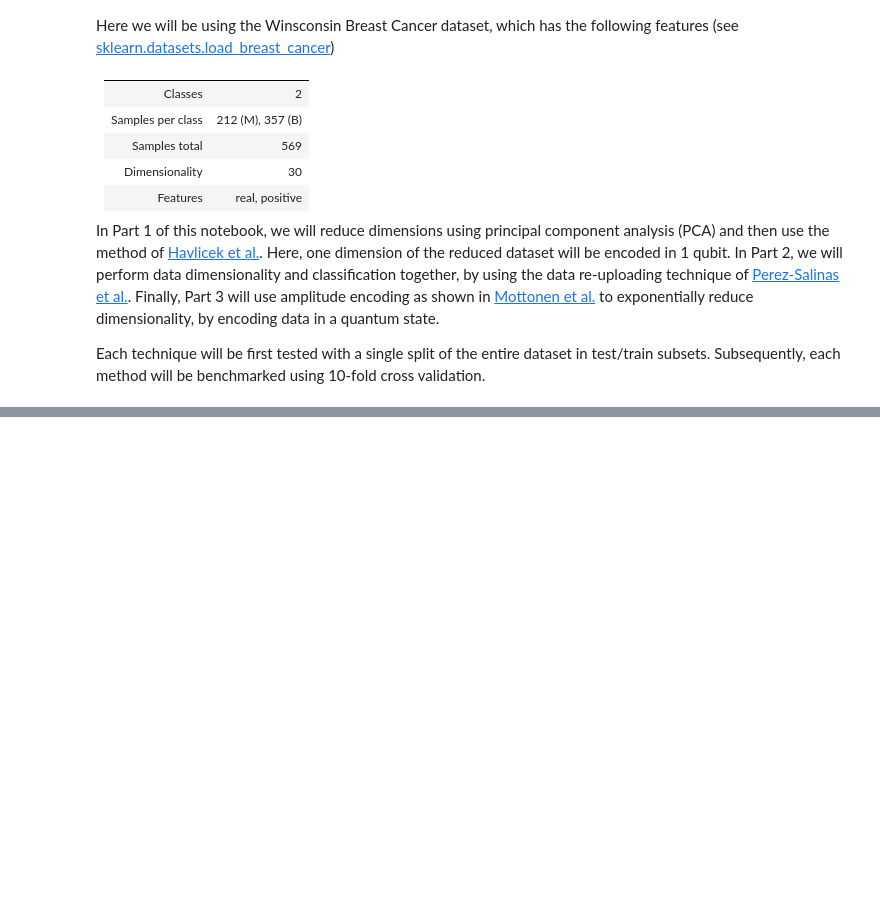
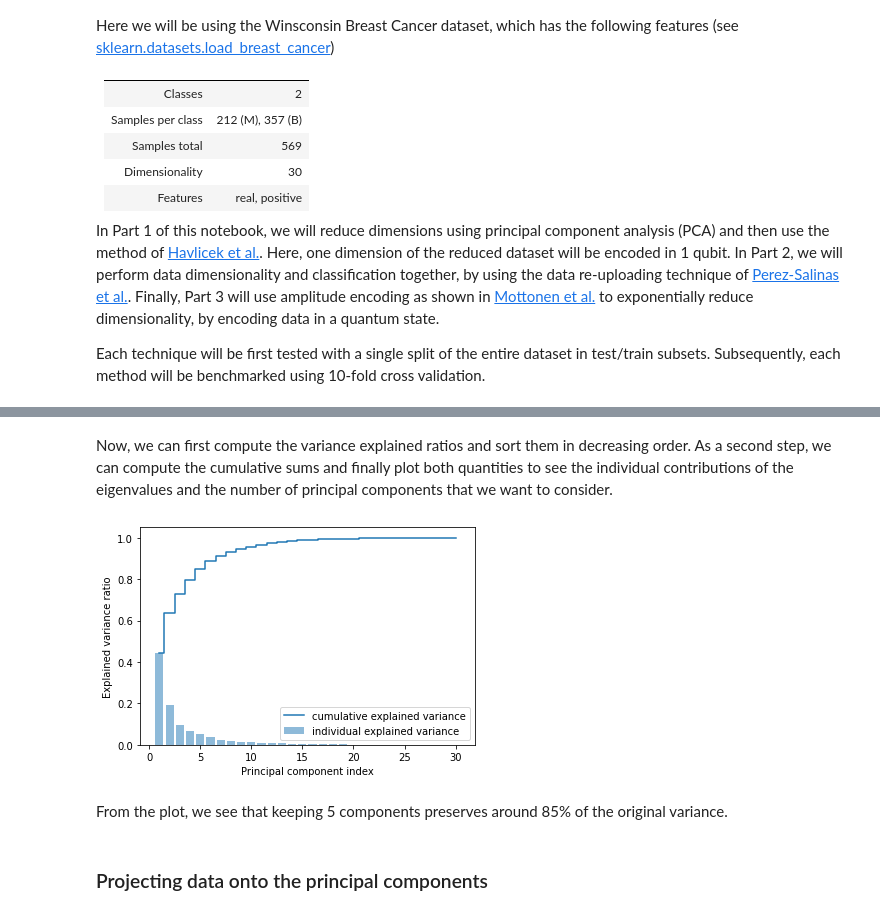
Before and after one commit to debrevitatevitae/aqa-project, a Jupyter notebook: proj_1_high_dim_data.ipynb, the cells around one changed output, grey strips where cells are left out. Saved outputs shown, nothing was run; the diff lists cells and outputs as text; code cells hidden in the pictures; blank space fills up the shorter version.

Commit message:
Add content up to the cumulative sum

```diff
--- a/proj_1_high_dim_data.ipynb
+++ b/proj_1_high_dim_data.ipynb
@@ -32,0 +44,5 @@ The covariance matrix, its eigencouples and the cumulative sum of the eigenvalue
+# %%
+# Load data
+data = load_breast_cancer()
+X = data.data
+Y = data.target
@@ -32,0 +55,2 @@ The covariance matrix, its eigencouples and the cumulative sum of the eigenvalue
+# %%
+X_train, X_test, Y_train, Y_test = train_test_split(X, Y, test_size=0.3, random_state=0, stratify=Y)
@@ -32,0 +63,4 @@ The covariance matrix, its eigencouples and the cumulative sum of the eigenvalue
+# %%
+sc = StandardScaler()
+X_train_sc = sc.fit_transform(X_train)
+X_test_sc = sc.transform(X_train)
@@ -32,0 +75,26 @@ The covariance matrix, its eigencouples and the cumulative sum of the eigenvalue
+# %%
+cov_mat = np.cov(X_train_sc.T)
+eigvals_cov, eigvecs_cov = np.linalg.eig(cov_mat)
+# %% [markdown]
+Now, we can first compute the variance explained ratios and sort them in decreasing order. As a second step, we can compute the cumulative sums and finally plot both quantities to see the individual contributions of the eigenvalues and the number of principal components that we want to consider.
+# %%
+tot = sum(eigvals_cov)
+var_expl_ratios = [(l / tot) for l in sorted(eigvals_cov, reverse=True)]
+
+cum_sum_expl_ratios = np.cumsum(var_expl_ratios)
+
+# plot explained variances
+plt.bar(range(1,31), var_expl_ratios, alpha=0.5,
+        align='center', label='individual explained variance')
+plt.step(range(1,31), cum_sum_expl_ratios, where='mid',
+         label='cumulative explained variance')
+plt.ylabel('Explained variance ratio')
+plt.xlabel('Principal component index')
+plt.legend(loc='best')
+plt.show()
+# %% [output]
+[figure, added]
+# %% [markdown]
+From the plot, we see that keeping 5 components preserves around 85\% of the original variance.
+# %% [markdown]
+### Projecting data onto the principal components
```
Also changed, not shown: parts of 5 cells of this notebook.
